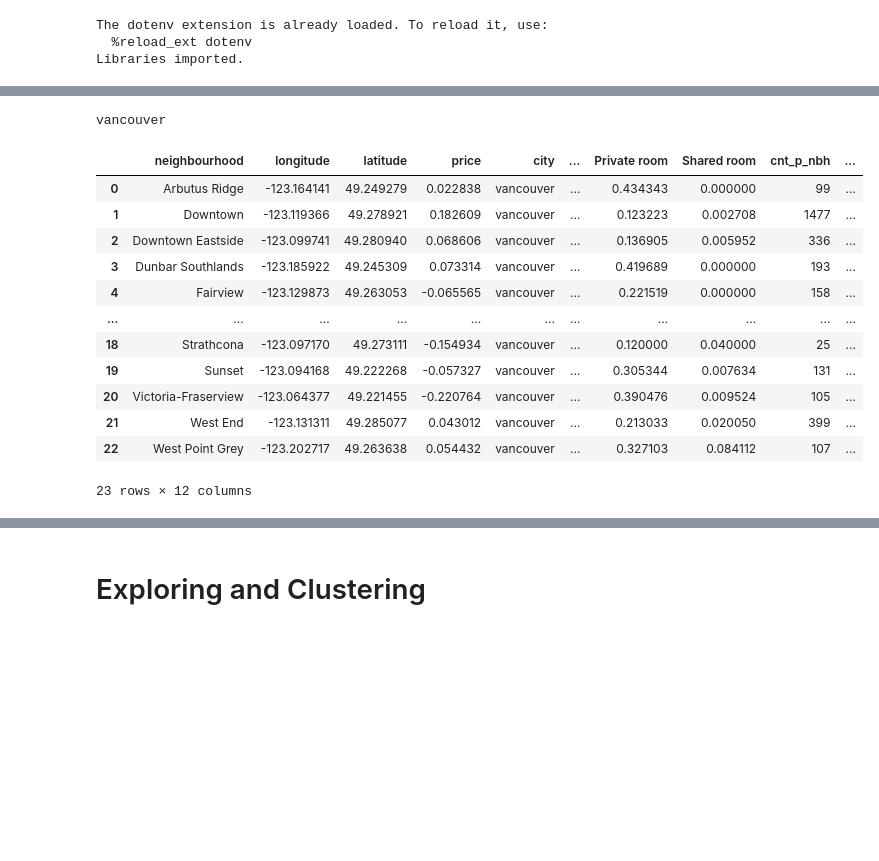
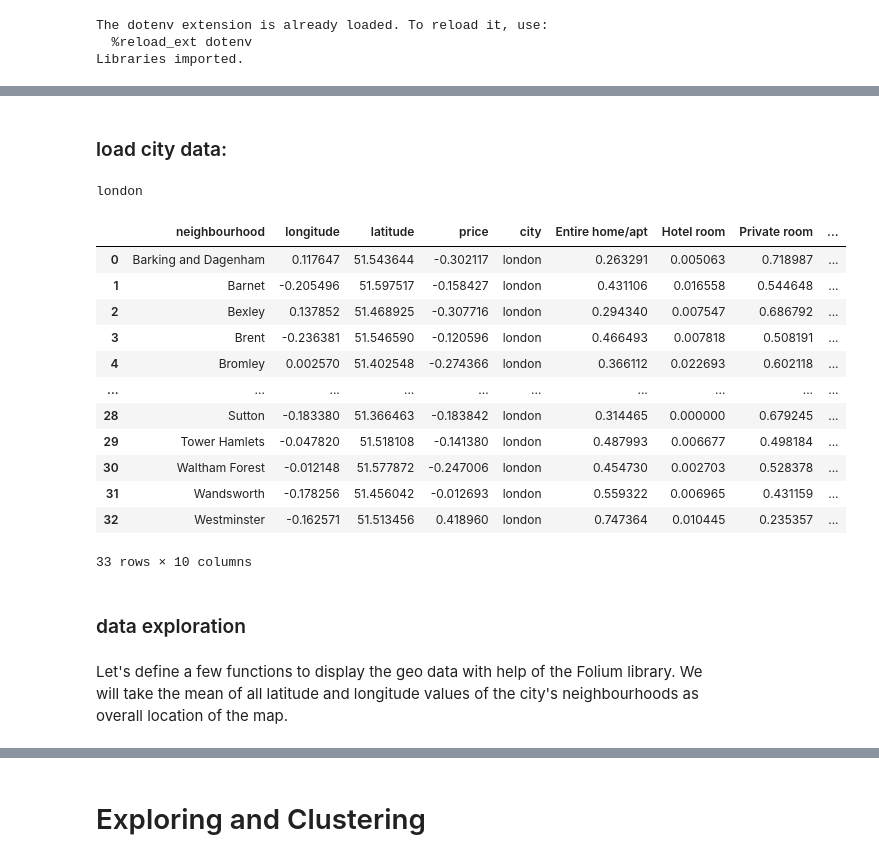
Before and after one commit to normannexo/Coursera_Capstone, a Jupyter notebook: capstone_project-NOTEBOOK.ipynb, the cells around one changed output, grey strips where cells are left out. Cells and saved outputs as stored; diff of their text form; code cells hidden in the pictures; blank space fills up the shorter version.

```diff
--- a/capstone_project-NOTEBOOK.ipynb
+++ b/capstone_project-NOTEBOOK.ipynb
@@ -96,4 +127,4 @@ def download_airbnb_data_list(cities):
 # %%
-cities = ['vienna']
+cities = ['London']
 download_airbnb_data_list(cities)
 # %% [output]
@@ -157,25 +202,31 @@ def get_city_dfs(cities):
         df_nbh = get_nbh_from_listings(df_city)
         list_cities.append(df_nbh)
     return pd.concat(list_cities)
+# %% [markdown]
+### load city data:
 # %%
 cities = [
-    'vancouver'
+    'london'
 ]
 df = get_city_dfs(cities).reset_index(drop=True)
 df
 # %% [output]
-vancouver
+london
-|  | neighbourhood | longitude | latitude | price | city | ... | Private room | Shared room | cnt_p_nbh | ... |
-| 0 | Arbutus Ridge | -123.164141 | 49.249279 | 0.022838 | vancouver | ... | 0.434343 | 0.000000 | 99 | ... |
-| 1 | Downtown | -123.119366 | 49.278921 | 0.182609 | vancouver | ... | 0.123223 | 0.002708 | 1477 | ... |
-| 2 | Downtown Eastside | -123.099741 | 49.280940 | 0.068606 | vancouver | ... | 0.136905 | 0.005952 | 336 | ... |
-| 3 | Dunbar Southlands | -123.185922 | 49.245309 | 0.073314 | vancouver | ... | 0.419689 | 0.000000 | 193 | ... |
-| 4 | Fairview | -123.129873 | 49.263053 | -0.065565 | vancouver | ... | 0.221519 | 0.000000 | 158 | ... |
-| ... | ... | ... | ... | ... | ... | ... | ... | ... | ... | ... |
-| 18 | Strathcona | -123.097170 | 49.273111 | -0.154934 | vancouver | ... | 0.120000 | 0.040000 | 25 | ... |
-| 19 | Sunset | -123.094168 | 49.222268 | -0.057327 | vancouver | ... | 0.305344 | 0.007634 | 131 | ... |
-| 20 | Victoria-Fraserview | -123.064377 | 49.221455 | -0.220764 | vancouver | ... | 0.390476 | 0.009524 | 105 | ... |
-| 21 | West End | -123.131311 | 49.285077 | 0.043012 | vancouver | ... | 0.213033 | 0.020050 | 399 | ... |
-| 22 | West Point Grey | -123.202717 | 49.263638 | 0.054432 | vancouver | ... | 0.327103 | 0.084112 | 107 | ... |
+|  | neighbourhood | longitude | latitude | price | city | Entire home/apt | Hotel room | Private room | ... |
+| 0 | Barking and Dagenham | 0.117647 | 51.543644 | -0.302117 | london | 0.263291 | 0.005063 | 0.718987 | ... |
+| 1 | Barnet | -0.205496 | 51.597517 | -0.158427 | london | 0.431106 | 0.016558 | 0.544648 | ... |
+| 2 | Bexley | 0.137852 | 51.468925 | -0.307716 | london | 0.294340 | 0.007547 | 0.686792 | ... |
+| 3 | Brent | -0.236381 | 51.546590 | -0.120596 | london | 0.466493 | 0.007818 | 0.508191 | ... |
+| 4 | Bromley | 0.002570 | 51.402548 | -0.274366 | london | 0.366112 | 0.022693 | 0.602118 | ... |
+| ... | ... | ... | ... | ... | ... | ... | ... | ... | ... |
+| 28 | Sutton | -0.183380 | 51.366463 | -0.183842 | london | 0.314465 | 0.000000 | 0.679245 | ... |
+| 29 | Tower Hamlets | -0.047820 | 51.518108 | -0.141380 | london | 0.487993 | 0.006677 | 0.498184 | ... |
+| 30 | Waltham Forest | -0.012148 | 51.577872 | -0.247006 | london | 0.454730 | 0.002703 | 0.528378 | ... |
+| 31 | Wandsworth | -0.178256 | 51.456042 | -0.012693 | london | 0.559322 | 0.006965 | 0.431159 | ... |
+| 32 | Westminster | -0.162571 | 51.513456 | 0.418960 | london | 0.747364 | 0.010445 | 0.235357 | ... |
-23 rows × 12 columns
+33 rows × 10 columns
+# %% [markdown]
+### data exploration
+# %% [markdown]
+Let's define a few functions to display the geo data with help of the Folium library. We will take the mean of all latitude and longitude values of the city's neighbourhoods as overall location of the map.
 # %%
```
Also changed, not shown: parts of 44 cells of this notebook, 1 other file.
